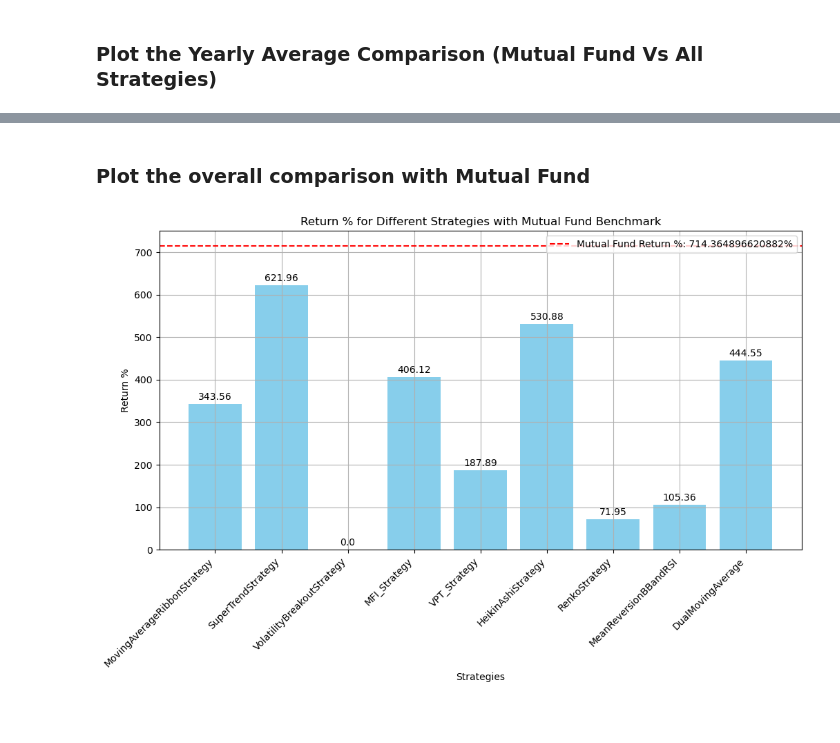
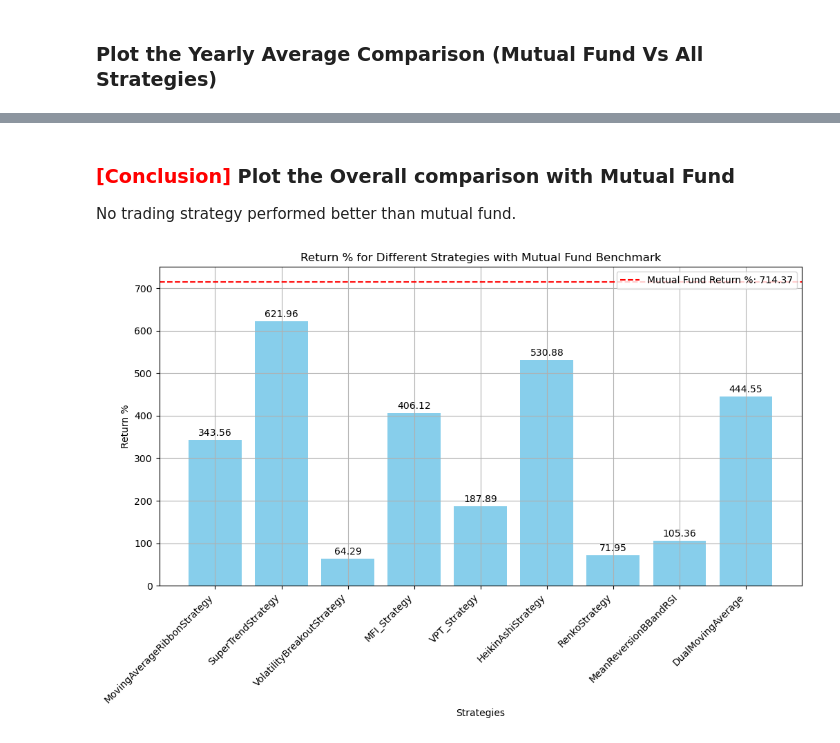
Before and after one commit to neelpatel3039/Backtesting-Trading-Strategy, a Jupyter notebook: Trading_Strategy.ipynb, the cells around one changed output, grey strips where cells are left out. Cells and saved outputs as stored; diff of their text form; code cells hidden in the pictures.

```diff
--- a/Trading_Strategy.ipynb
+++ b/Trading_Strategy.ipynb
@@ -55,0 +58,31 @@ def get_stock_data(ticker, start_date, end_date, interval):
+# %%
+df = get_stock_data('AAPL', '2010-01-01', '2023-12-31', '1d')
+
+# 1. Closing Prices Over Time
+plt.figure(figsize=(14, 7))
+plt.plot(df.index, df['Close'], label='Close Price')
+plt.title('Closing Prices Over Time')
+plt.xlabel('Date')
+plt.ylabel('Close Price')
+plt.legend()
+plt.grid(True)
+plt.show()
+
+# 2. Volume Traded
+plt.figure(figsize=(14, 7))
+plt.bar(df.index, df['Volume'], color='orange')
+plt.title('Volume Traded Over Time')
+plt.xlabel('Date')
+plt.ylabel('Volume')
+plt.grid(True)
+plt.show()
+
+# 3. Daily Returns Distribution
+df['Daily Returns'] = df['Close'].pct_change()
+plt.figure(figsize=(14, 7))
+plt.hist(df['Daily Returns'].dropna(), bins=50, color='purple', alpha=0.7)
+plt.title('Distribution of Daily Returns')
+plt.xlabel('Daily Returns')
+plt.ylabel('Frequency')
+plt.grid(True)
+plt.show()
@@ -1183,7 +1189,7 @@ def backtest_strategy(strategy, holdings, cash_per_stock, brokerage, start_date,
         yearly_returns_df[ticker] = yearly_returns.values
 
         # Calculate metrics for the stock
-        stock_metrics = calculate_metrics(stats._strategy.trades_df, df, start_date, end_date, initial_value, display_output=False)
+        stock_metrics = calculate_metrics(stats._strategy.trades_df, df, start_date, end_date, cash_per_stock, display_output=False)
         total_start_value += stock_metrics["Start Value"]
         total_end_value += stock_metrics["End Value"]
 
@@ -1388,27 +1389,28 @@ KeyError: 'DualMovingAverage'
 # %% [markdown]
-### Plot the overall comparison with Mutual Fund
+### <span style="color: red;">[Conclusion]</span> Plot the Overall comparison with Mutual Fund
+No trading strategy performed better than mutual fund.
 # %%
 # Plotting the bar chart
 plt.figure(figsize=(12, 6))
 bars = plt.bar(results_df.index, results_df["Return %"], color='skyblue')
 
 # Add a horizontal benchmark line
-plt.axhline(y=overall_gain, color='r', linestyle='--', label=f'Mutual Fund Return %: {overall_gain}%')
+plt.axhline(y=overall_gain, color='r', linestyle='--', label=f'Mutual Fund Return %: {overall_gain:.2f}')
 
 # Rotate x-axis labels
 plt.xticks(rotation=45, ha='right')
 
 # Adding values on top of bars
 for bar in bars:
     yval = bar.get_height()
     plt.text(bar.get_x() + bar.get_width()/2, yval + 5, round(yval, 2), ha='center', va='bottom')
 
 # Adding labels and title
 plt.xlabel("Strategies")
 plt.ylabel("Return %")
 plt.title("Return % for Different Strategies with Mutual Fund Benchmark")
 plt.legend()
 plt.grid(True)
 plt.show()
 # %% [output]
-[figure, old version]
+[figure, new version]
```
Also changed, not shown: parts of 9 cells of this notebook.
